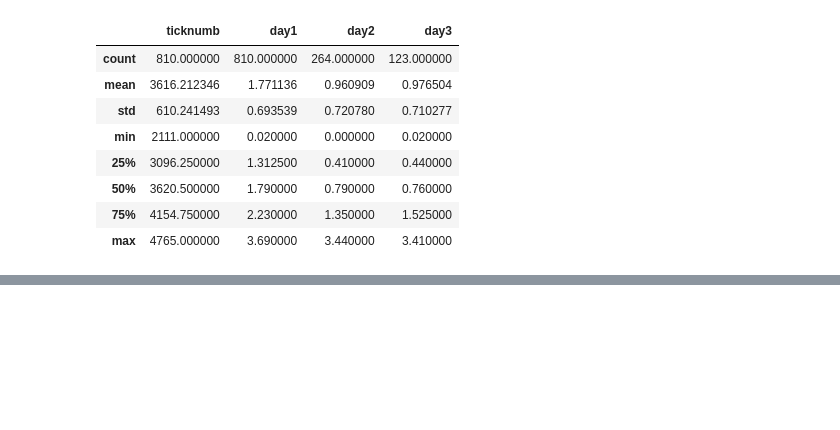
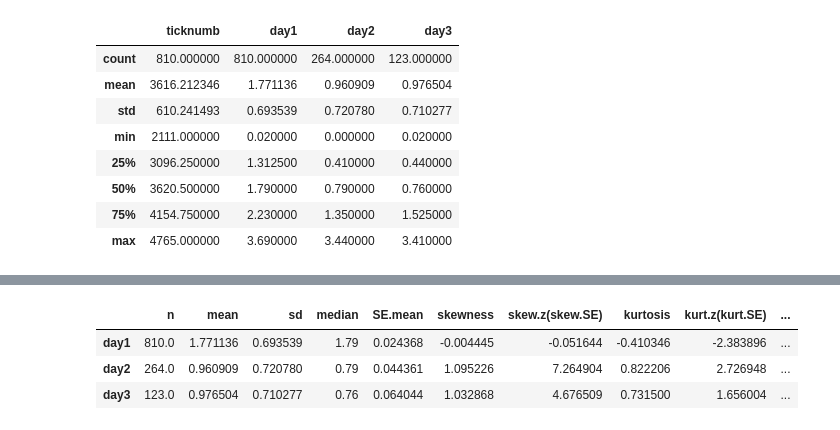
Before and after one commit to m-abdelkawy/data-analysis-msc, a Jupyter notebook: courses/ana500_foundations-of-data-analytics/module03_assumptions_correlation_analysis/week05_explore_transform_data_for_assumptions/python/01_download_festival.ipynb, the cells around one changed output, grey strips where cells are left out. Drawn from its saved outputs; the diff is of its cells as text; code cells hidden in the pictures; blank space fills up the shorter version.

```diff
--- a/courses/ana500_foundations-of-data-analytics/module03_assumptions_correlation_analysis/week05_explore_transform_data_for_assumptions/python/01_download_festival.ipynb
+++ b/courses/ana500_foundations-of-data-analytics/module03_assumptions_correlation_analysis/week05_explore_transform_data_for_assumptions/python/01_download_festival.ipynb
@@ -113,0 +228,38 @@ for day in ("day1", "day2", "day3"):
+# %%
+def normality_summary(data):
+    results = {}
+
+    for column in data.columns:
+        x = data[column].dropna()
+        n = len(x)
+
+        skew = stats.skew(x, bias=False)
+        kurt = stats.kurtosis(x, fisher=True, bias=False)
+
+        se_skew = (6 / n) ** 0.5
+        se_kurt = (24 / n) ** 0.5
+
+        results[column] = {
+            "n": n,
+            "mean": x.mean(),
+            "sd": x.std(ddof=1),
+            "median": x.median(),
+            "SE.mean": stats.sem(x),
+            "skewness": skew,
+            "skew.z(skew.SE)": skew / se_skew, # how many standard errors is the observed skewness away from 0
+            "kurtosis": kurt,
+            "kurt.z(kurt.SE)": kurt / se_kurt, # how many standard errors is the observed kurtosis away from 0
+            "Shapiro.W": stats.shapiro(x).statistic,
+            "Shapiro.p": stats.shapiro(x).pvalue,
+        }
+
+    return pd.DataFrame(results).T
+
+normality_summary(
+    festival_data[["day1", "day2", "day3"]]
+)
+# %% [output]
+|  | n | mean | sd | median | SE.mean | skewness | skew.z(skew.SE) | kurtosis | kurt.z(kurt.SE) | ... |
+| day1 | 810.0 | 1.771136 | 0.693539 | 1.79 | 0.024368 | -0.004445 | -0.051644 | -0.410346 | -2.383896 | ... |
+| day2 | 264.0 | 0.960909 | 0.720780 | 0.79 | 0.044361 | 1.095226 | 7.264904 | 0.822206 | 2.726948 | ... |
+| day3 | 123.0 | 0.976504 | 0.710277 | 0.76 | 0.064044 | 1.032868 | 4.676509 | 0.731500 | 1.656004 | ... |
```
Also changed, not shown: parts of 10 cells of this notebook, 18 other files.
